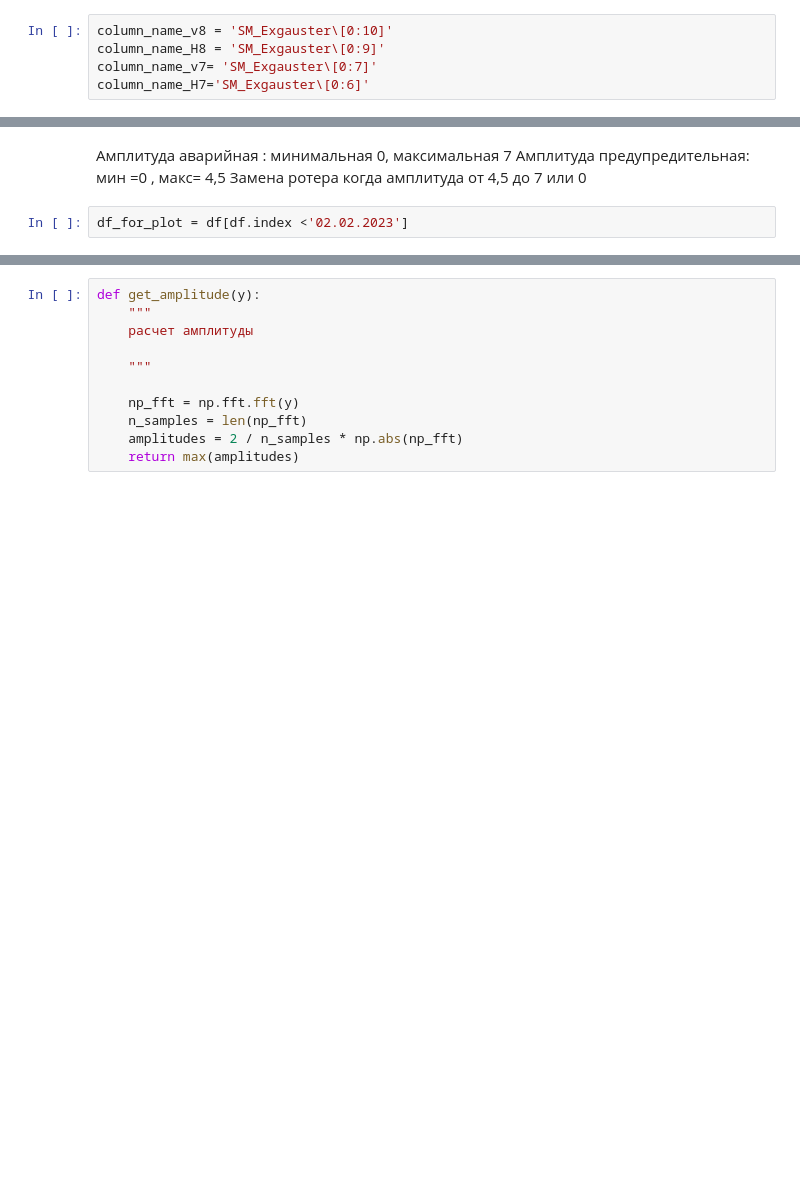
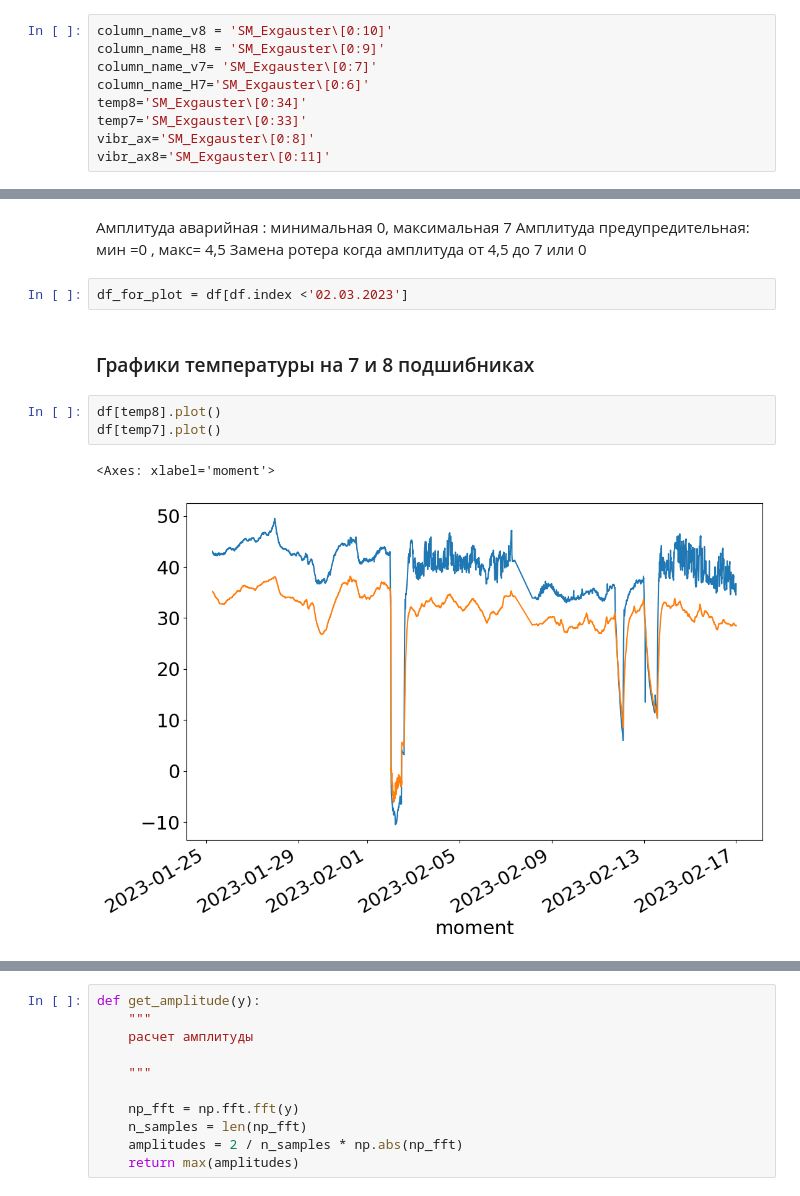
Before and after one commit to Anya-ova/diagnostic_exh, a Jupyter notebook: diagnostic_raw.ipynb, the cells around one changed output, grey strips where cells are left out. Saved outputs shown, nothing was run; the diff lists cells and outputs as text; blank space fills up the shorter version.

```diff
--- a/diagnostic_raw.ipynb
+++ b/diagnostic_raw.ipynb
@@ -25,6 +27,10 @@ column_name_v8 = 'SM_Exgauster\[0:10]'
 column_name_H8 = 'SM_Exgauster\[0:9]'
 column_name_v7= 'SM_Exgauster\[0:7]'
 column_name_H7='SM_Exgauster\[0:6]'
+temp8='SM_Exgauster\[0:34]'
+temp7='SM_Exgauster\[0:33]'
+vibr_ax='SM_Exgauster\[0:8]'
+vibr_ax8='SM_Exgauster\[0:11]'
 # %% [markdown]
 Рассмотрения амлитуды аварийной и предупредительной
 # %%
@@ -41,4 +45,12 @@ column_name_H7='SM_Exgauster\[0:6]'
 Амплитуда предупредительная: мин =0 , макс= 4,5
 Замена ротера когда амплитуда от 4,5 до 7 или 0
 # %%
-df_for_plot = df[df.index <'02.02.2023']
+df_for_plot = df[df.index <'02.03.2023']
+# %% [markdown]
+### Графики температуры на 7 и 8 подшибниках
+# %%
+df[temp8].plot()
+df[temp7].plot()
+# %% [output]
+<Axes: xlabel='moment'>
+[figure, added]
```
Also changed, not shown: parts of 35 cells of this notebook.
